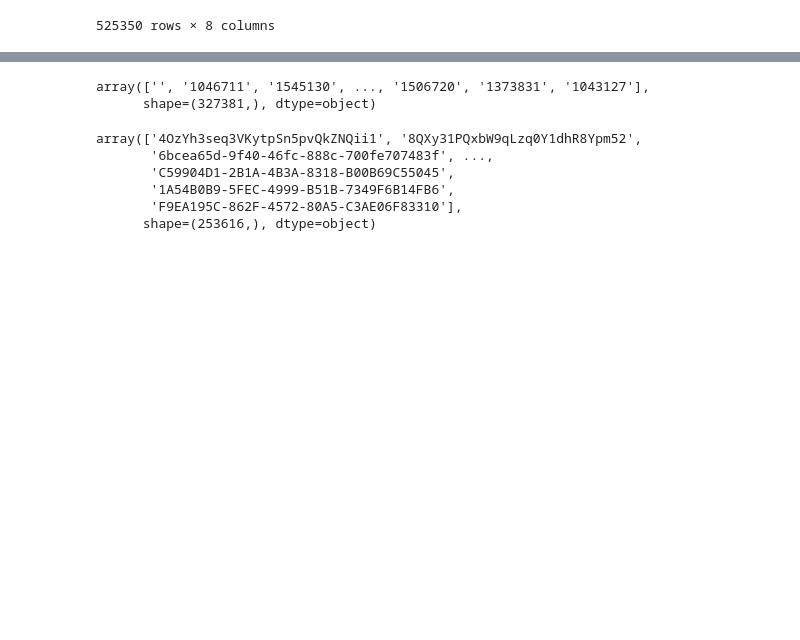
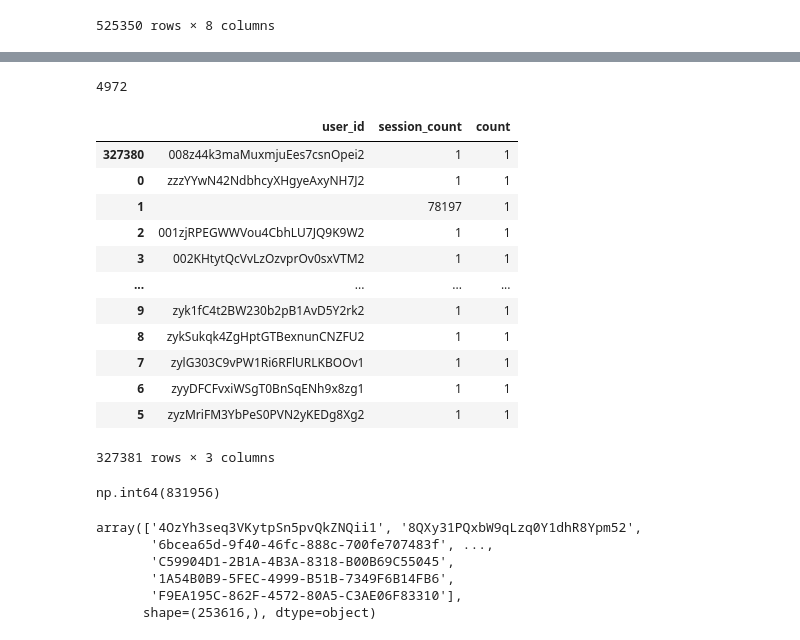
Before and after one commit to seung127/codeit_project, a Jupyter notebook: data_eda.ipynb, the cells around one changed output, grey strips where cells are left out. Saved outputs shown, nothing was run; the diff lists cells and outputs as text; code cells hidden in the pictures; blank space fills up the shorter version.

```diff
--- a/data_eda.ipynb
+++ b/data_eda.ipynb
@@ -97,8 +126,8 @@ device_properties = pd.read_parquet(path_device_properties, storage_options={"to
 hackle_events = pd.read_parquet(path_hackle_events, storage_options={"token": None})
 # %%
 # 파일 경로 지정 (hackle)
-path_hackle_properties = "gs://codeit-project/hackle/hackle_properties.parquet"
-path_user_properties = "gs://codeit-project/hackle/user_properties.parquet"
+path_hackle_properties = "gs://hq-project/hackle/hackle_properties.parquet"
+path_user_properties = "gs://hq-project/hackle/user_properties.parquet"
 # 파일 불러오기 (hackle)
 hackle_properties = pd.read_parquet(path_hackle_properties, storage_options={"token": None})
 user_properties = pd.read_parquet(path_user_properties, storage_options={"token": None})
@@ -630,8 +688,33 @@ hackle_properties
+# %%
+questionset['user_id'].nunique()
+# %% [output]
+4972
+# %%
+
+user_session_counts = hackle_properties.groupby('user_id')['session_id'].nunique().reset_index()
+user_session_counts.columns = ['user_id', 'session_count']
+user_session_counts.value_counts().reset_index().sort_values(by='count', ascending=False)
+# user_id에 따라 세선 id가 몇 개인지 확인. session_id는 유저의 고유 id인 걸로 확인할 수 있음.
+# %% [output]
+|  | user_id | session_count | count |
+| 327380 | 008z44k3maMuxmjuEes7csnOpei2 | 1 | 1 |
+| 0 | zzzYYwN42NdbhcyXHgyeAxyNH7J2 | 1 | 1 |
+| 1 |  | 78197 | 1 |
+| 2 | 001zjRPEGWWVou4CbhLU7JQ9K9W2 | 1 | 1 |
+| 3 | 002KHtytQcVvLzOzvprOv0sxVTM2 | 1 | 1 |
+| ... | ... | ... | ... |
+| 9 | zyk1fC4t2BW230b2pB1AvD5Y2rk2 | 1 | 1 |
+| 8 | zykSukqk4ZgHptGTBexnunCNZFU2 | 1 | 1 |
+| 7 | zylG303C9vPW1Ri6RFlURLKBOOv1 | 1 | 1 |
+| 6 | zyyDFCFvxiWSgT0BnSqENh9x8zg1 | 1 | 1 |
+| 5 | zyzMriFM3YbPeS0PVN2yKEDg8Xg2 | 1 | 1 |
+327381 rows × 3 columns
 # %%
-hackle_properties['user_id'].unique()
+drop_id=hackle_properties['user_id'].dropna().unique()
-# %% [output]
-array(['', '1046711', '1545130', ..., '1506720', '1373831', '1043127'],
-      shape=(327381,), dtype=object)
+# %%
+user['id'].min()
+# %% [output]
+np.int64(831956)
 # %%
 hackle_properties['session_id'].unique() # 세션 식별자인 session_id가 253616개의 행을 지녔다? 세선 식별자로서의 역할을 하고 있는가 ?
 # %% [output]
```
Also changed, not shown: parts of 8 cells of this notebook.
